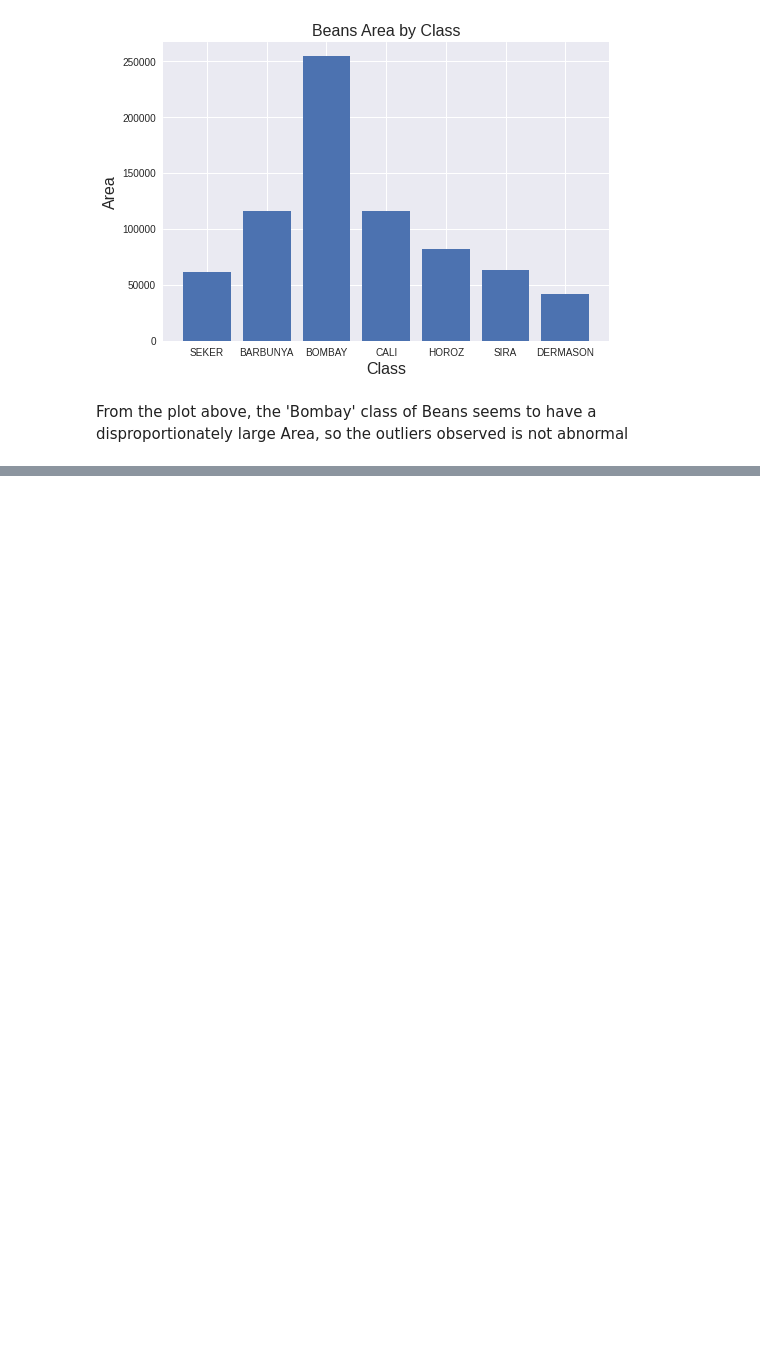
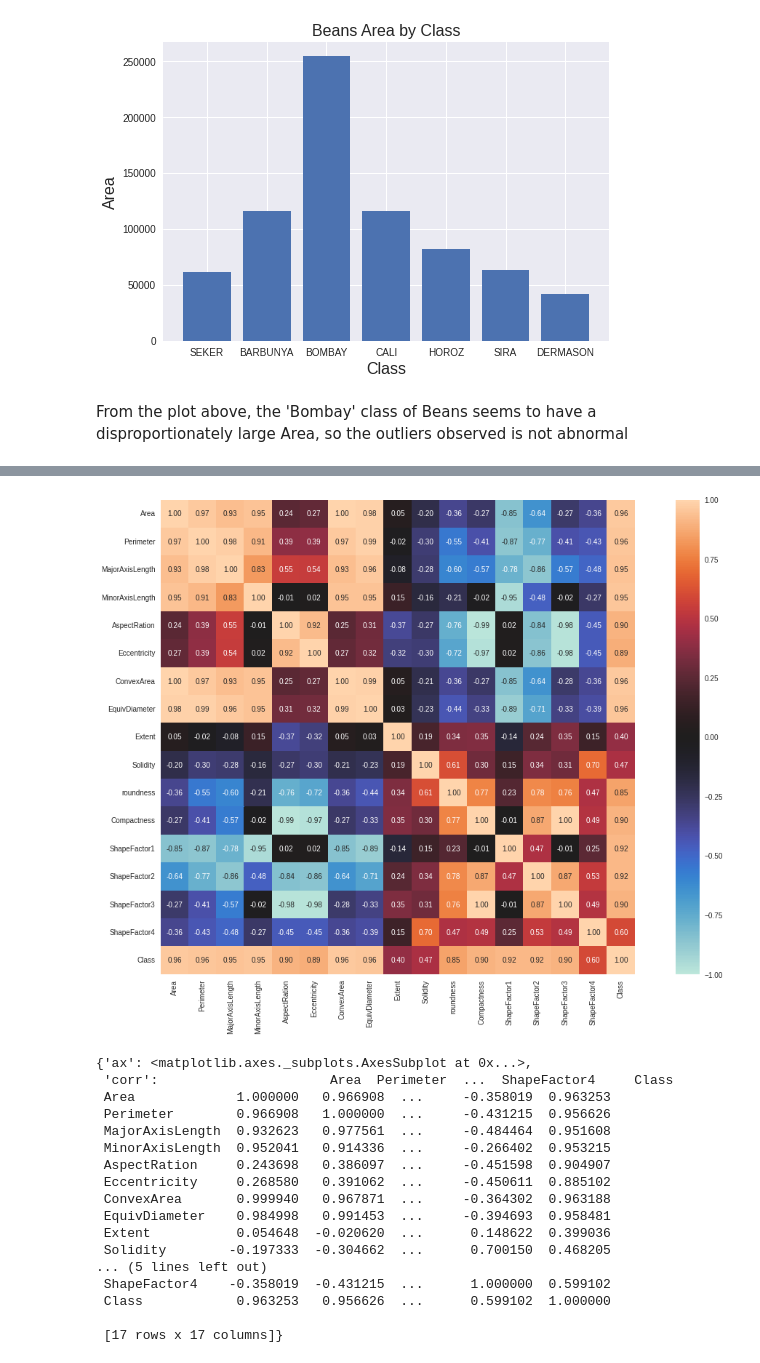
Before and after one commit to AgunsBaba/Assignment, a Jupyter notebook: Project_2.ipynb, the cells around one changed output, grey strips where cells are left out. Saved outputs shown, nothing was run; the diff lists cells and outputs as text; code cells hidden in the pictures; blank space fills up the shorter version.

```diff
--- a/Project_2.ipynb
+++ b/Project_2.ipynb
@@ -125,0 +145,23 @@ From the plot above, the 'Bombay' class of Beans seems to have a disproportionat
+# %%
+#correlation heatmap using dython
+from dython.nominal import associations
+associations(df, figsize=(20,12))
+# %% [output]
+[figure, added]
+{'ax': <matplotlib.axes._subplots.AxesSubplot at 0x...>,
+ 'corr':                      Area  Perimeter  ...  ShapeFactor4     Class
+ Area             1.000000   0.966908  ...     -0.358019  0.963253
+ Perimeter        0.966908   1.000000  ...     -0.431215  0.956626
+ MajorAxisLength  0.932623   0.977561  ...     -0.484464  0.951608
+ MinorAxisLength  0.952041   0.914336  ...     -0.266402  0.953215
+ AspectRation     0.243698   0.386097  ...     -0.451598  0.904907
+ Eccentricity     0.268580   0.391062  ...     -0.450611  0.885102
+ ConvexArea       0.999940   0.967871  ...     -0.364302  0.963188
+ EquivDiameter    0.984998   0.991453  ...     -0.394693  0.958481
+ Extent           0.054648  -0.020620  ...      0.148622  0.399036
+ Solidity        -0.197333  -0.304662  ...      0.700150  0.468205
+... (5 lines left out)
+ ShapeFactor4    -0.358019  -0.431215  ...      1.000000  0.599102
+ Class            0.963253   0.956626  ...      0.599102  1.000000
+
+ [17 rows x 17 columns]}
```
Also changed, not shown: parts of 4 cells of this notebook.
